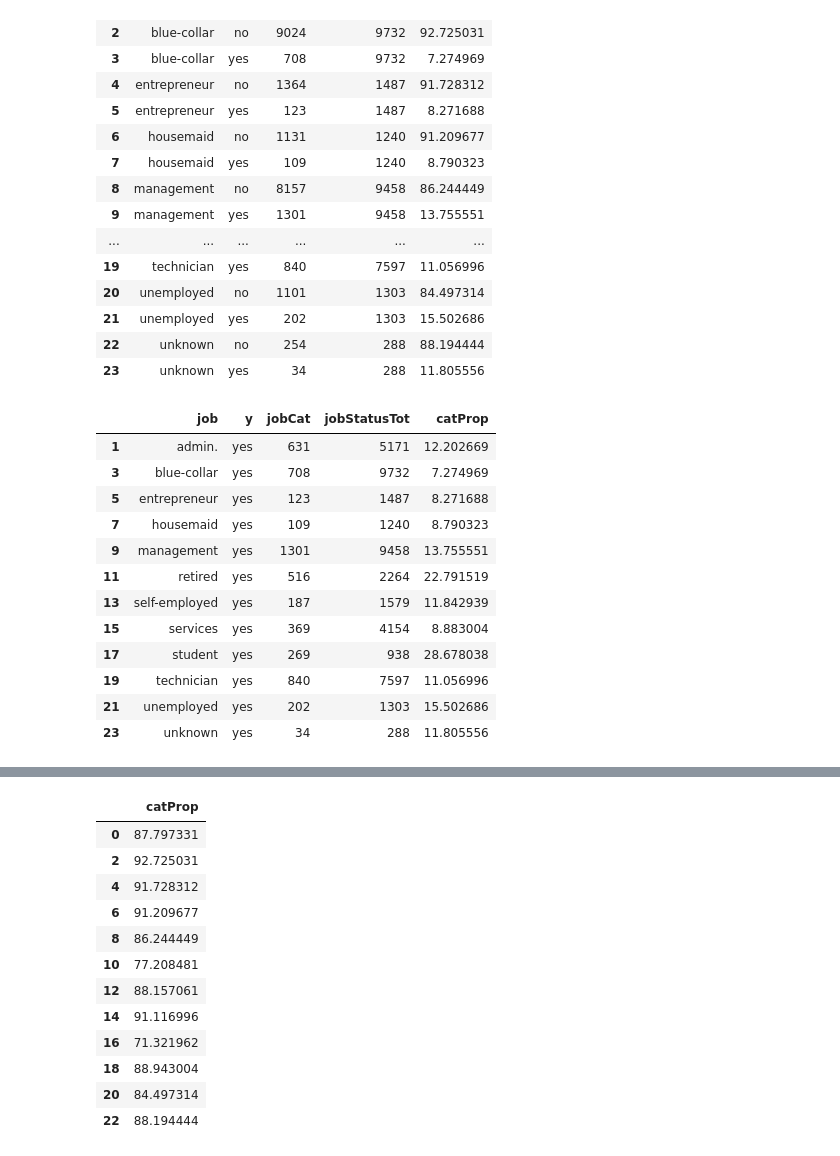
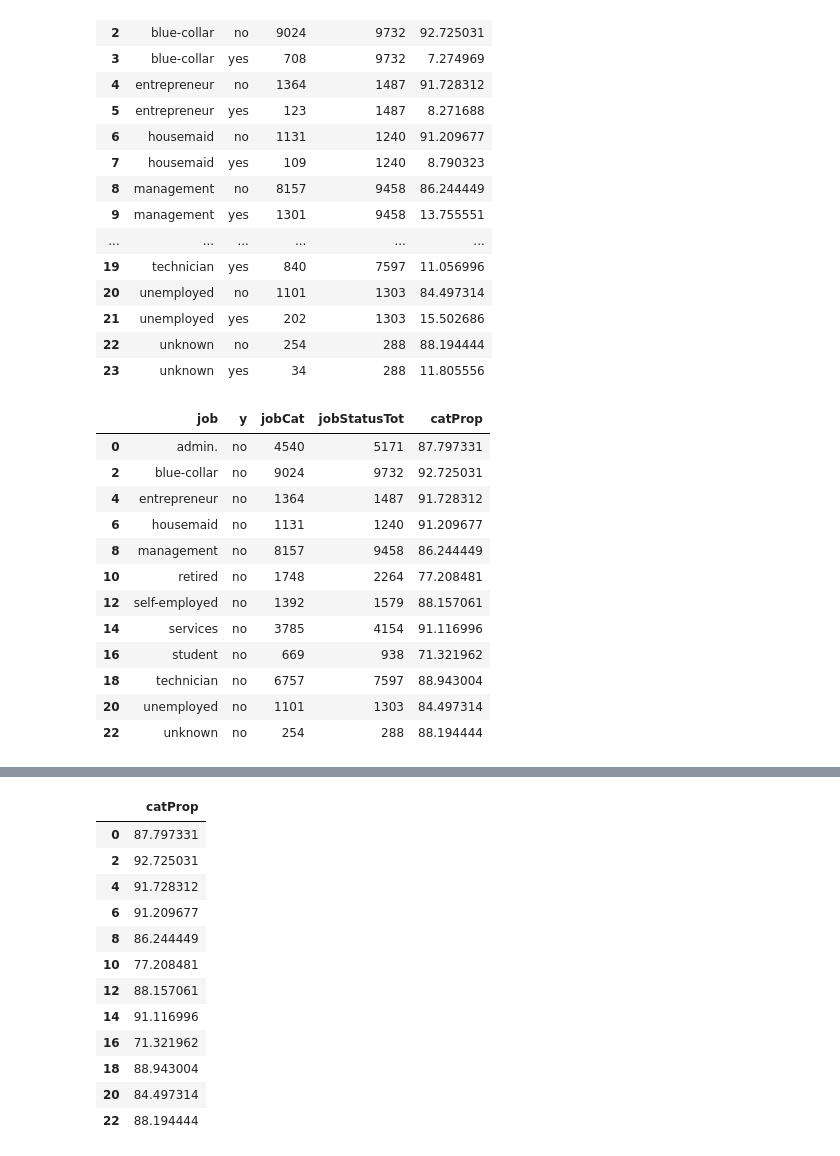
Before and after one commit to TwoManyHands/Algorithms, a Jupyter notebook: bank_2.ipynb, the cells around one changed output, grey strips where cells are left out. Drawn from its saved outputs; the diff is of its cells as text; code cells hidden in the pictures.

```diff
--- a/bank_2.ipynb
+++ b/bank_2.ipynb
@@ -88,22 +88,22 @@ jobComb
 # %%
 yeses=jobComb[jobComb['y']=='yes']
 nos=jobComb[jobComb['y']=='no']
-# %%
-yeses
-# %% [output]
-|  | job | y | jobCat | jobStatusTot | catProp |
-| 1 | admin. | yes | 631 | 5171 | 12.202669 |
-| 3 | blue-collar | yes | 708 | 9732 | 7.274969 |
-| 5 | entrepreneur | yes | 123 | 1487 | 8.271688 |
-| 7 | housemaid | yes | 109 | 1240 | 8.790323 |
-| 9 | management | yes | 1301 | 9458 | 13.755551 |
-| 11 | retired | yes | 516 | 2264 | 22.791519 |
-| 13 | self-employed | yes | 187 | 1579 | 11.842939 |
-| 15 | services | yes | 369 | 4154 | 8.883004 |
-| 17 | student | yes | 269 | 938 | 28.678038 |
-| 19 | technician | yes | 840 | 7597 | 11.056996 |
-| 21 | unemployed | yes | 202 | 1303 | 15.502686 |
-| 23 | unknown | yes | 34 | 288 | 11.805556 |
+# %%
+nos
+# %% [output]
+|  | job | y | jobCat | jobStatusTot | catProp |
+| 0 | admin. | no | 4540 | 5171 | 87.797331 |
+| 2 | blue-collar | no | 9024 | 9732 | 92.725031 |
+| 4 | entrepreneur | no | 1364 | 1487 | 91.728312 |
+| 6 | housemaid | no | 1131 | 1240 | 91.209677 |
+| 8 | management | no | 8157 | 9458 | 86.244449 |
+| 10 | retired | no | 1748 | 2264 | 77.208481 |
+| 12 | self-employed | no | 1392 | 1579 | 88.157061 |
+| 14 | services | no | 3785 | 4154 | 91.116996 |
+| 16 | student | no | 669 | 938 | 71.321962 |
+| 18 | technician | no | 6757 | 7597 | 88.943004 |
+| 20 | unemployed | no | 1101 | 1303 | 84.497314 |
+| 22 | unknown | no | 254 | 288 | 88.194444 |
 # %%
 yeses=yeses['catProp']
 nos=nos['catProp']
```
Also changed, not shown: parts of 4 cells of this notebook.
